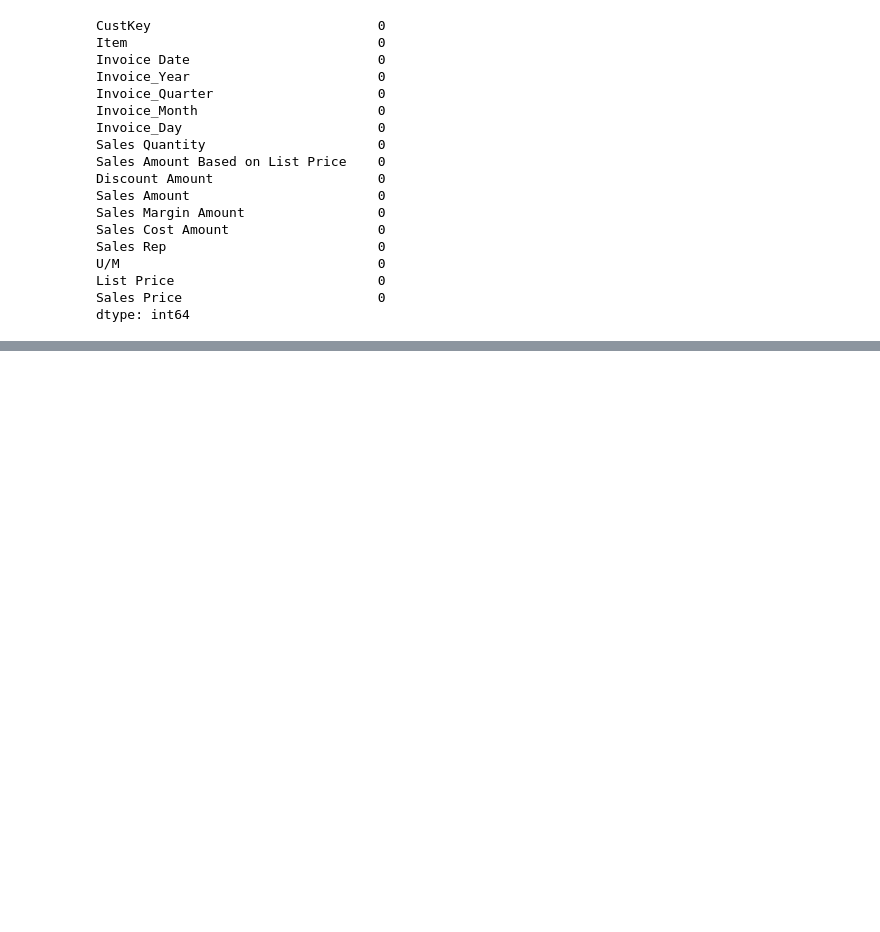
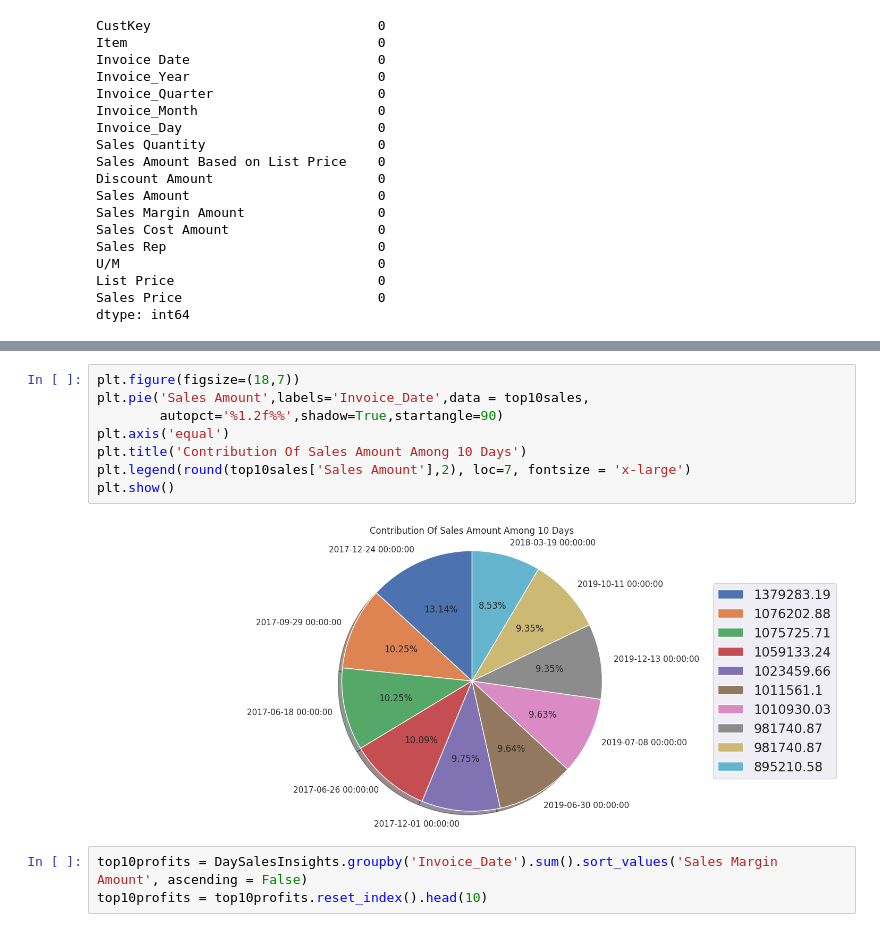
Before and after one commit to SachinYallapurkar/AMAZON-SALES-DATA-ANALYSIS, a Jupyter notebook: Amazon_Sales_Data_Analysis.ipynb, the cells around one changed output, grey strips where cells are left out. Drawn from its saved outputs; the diff is of its cells as text; blank space fills up the shorter version.

```diff
--- a/Amazon_Sales_Data_Analysis.ipynb
+++ b/Amazon_Sales_Data_Analysis.ipynb
@@ -236,0 +266,13 @@ sns.heatmap(Final_Data.corr(method='pearson'), annot=True,vmin=-1, vmax=1, cmap=
+# %%
+plt.figure(figsize=(18,7))
+plt.pie('Sales Amount',labels='Invoice_Date',data = top10sales,
+        autopct='%1.2f%%',shadow=True,startangle=90)
+plt.axis('equal')
+plt.title('Contribution Of Sales Amount Among 10 Days')
+plt.legend(round(top10sales['Sales Amount'],2), loc=7, fontsize = 'x-large')
+plt.show()
+# %% [output]
+[figure, added]
+# %%
+top10profits = DaySalesInsights.groupby('Invoice_Date').sum().sort_values('Sales Margin Amount', ascending = False)
+top10profits = top10profits.reset_index().head(10)
```
Also changed, not shown: parts of 17 cells of this notebook.
